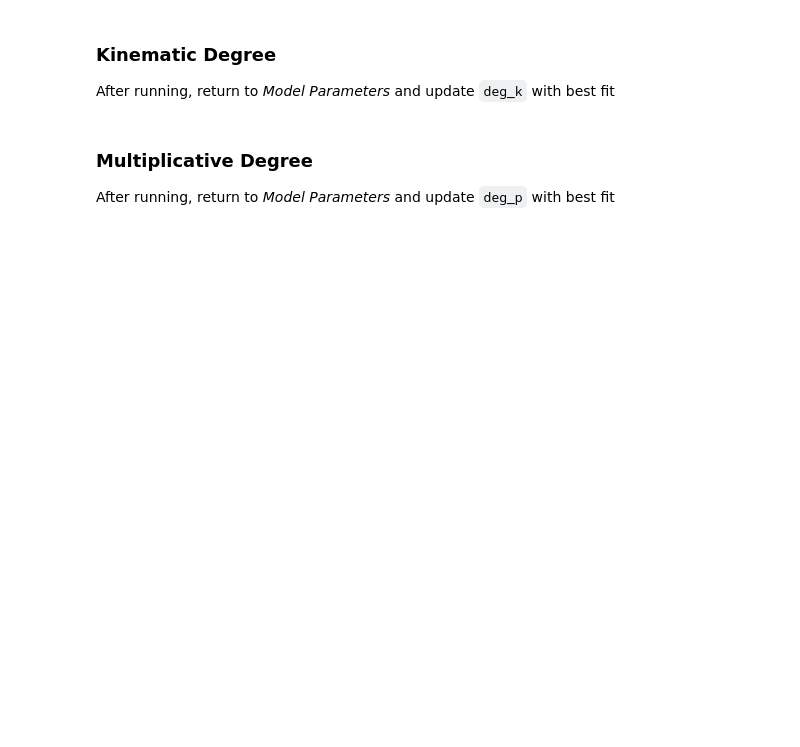
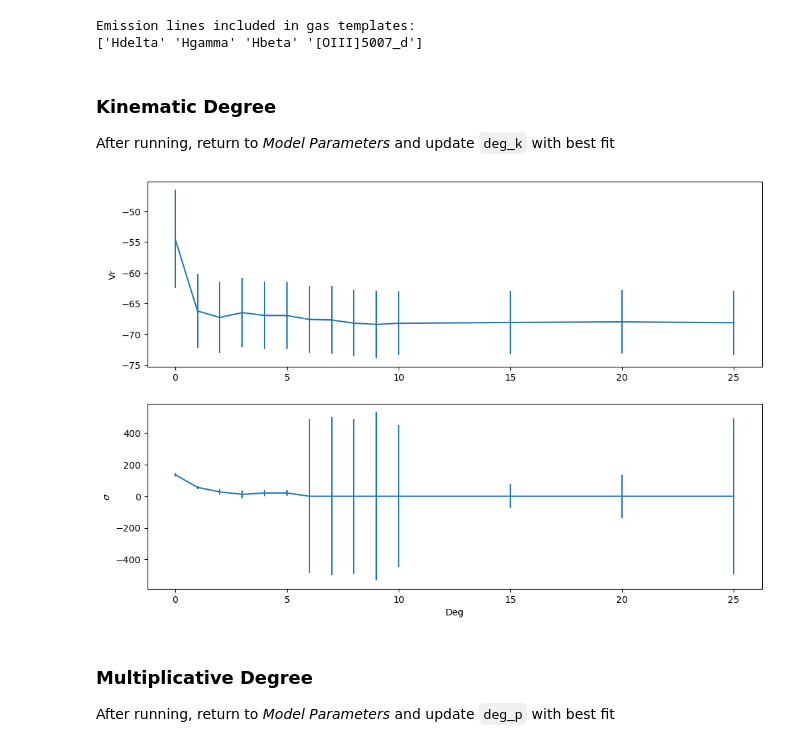
Before and after one commit to daniel-lyon/CAS-Summer-Project, a Jupyter notebook: scripts/stellar_pops.ipynb, the cells around one changed output. Drawn from its saved outputs; the diff is of its cells as text; code cells hidden in the pictures; blank space fills up the shorter version.

Commit message:
stellar pops

```diff
--- a/scripts/stellar_pops.ipynb
+++ b/scripts/stellar_pops.ipynb
@@ -18,8 +21,7 @@ class HaltException(Exception): pass
 # %%
-fittable_file = '/home/daniel/Documents/Swinburne/ultra-diffuse-galaxies/results/Globs/Sextans_A_GC1/obj1/mean_NCS.fits'
+fittable_file = '/home/daniel/Documents/Swinburne/ultra-diffuse-galaxies/results_GC/NGC_247/GCs/obj3/mean_NCS.fits'
+out_dir = '/home/daniel/Documents/Swinburne/ultra-diffuse-galaxies/results_SP/NGC_247/GCs/obj3/'
 
 model_dir = '/home/daniel/Documents/Swinburne/ultra-diffuse-galaxies/MILES_BASTI_KU_baseFe/'
 
-data_file_out = '/home/daniel/Documents/Swinburne/ultra-diffuse-galaxies/stellar_pops.dat'
-
 write_out = True
@@ -28,12 +40,12 @@ write_out = True
 # %%
 #### FOR DF9 L_BL_4550 (out of focus)
-zi = 0.0010886 #redshift guess
-FWHM_data = 4925 / 1800 # data resolution
+zi = 0.000355 #redshift guess
+FWHM_data = 4550 / 1800 # data resolution
 start0=0 ;  start1=10
-mask_l=4480; mask_h=5350 # wavelength masks to apply at either end
-deg_k=7 ; deg_p=7; reg_val=0.1 # final polynomial / multiplicitive / regularisations to apply
-n_balmer = 1  ;  n_forbidden = 1   # need to know
-region = "all" # define a region to fit (default/all/no_mgb/blue/red/before_mgb/lt5100)
+mask_l=3750; mask_h=5350 # wavelength masks to apply at either end
+deg_k=5 ; deg_p=6; reg_val=0.1 # final polynomial / multiplicitive / regularisations to apply
+n_balmer = 3  ;  n_forbidden = 1   # need to know
+region = "all_minus_10" # define a region to fit (default/all/no_mgb/blue/red/before_mgb/lt5100)
 
 # ----------------------------------------------------------------------------------------------
 # Dont touch below here in this code block
@@ -116,49 +128,60 @@ gas_component = np.array(component) > 0  # gas_component=True for gas templates
 moments = [2, 2]  # if balmer+forbiden
 start = [start, start]
 fixed = [[1, 1], [0, 0]]  # we will fix the Vr and sigma
+# %% [output]
+Emission lines included in gas templates:
+['Hdelta' 'Hgamma' 'Hbeta' '[OIII]5007_d']
 # %% [markdown]
 ### Kinematic Degree
 
 After running, return to *Model Parameters* and update `deg_k` with best fit
 # %%
 deg_kinem = np.asarray([0,1,2,3,4,5,6,7,8,9,10,15,20,25])  #series of degrees to check
-for i in range(len(deg_kinem)):
-    if i ==0:
-        vr   = np.zeros(len(deg_kinem))
-        evr  = np.zeros(len(deg_kinem))
-        sig  = np.zeros(len(deg_kinem))
-        esig = np.zeros(len(deg_kinem))
 
+def process_deg_kinem(i):
     pp = ppxf.ppxf.ppxf(templates, galaxy, noise, VelScale, start, goodpixels=goodPixels,
-            plot=True, moments=moments, degree=deg_kinem[i], mdegree=-1, vsyst=dv, lam=wave,
-            clean=False, regul=False, reg_dim=reg_dim, component=component,
-            gas_component=gas_component, gas_names=gas_names)#,velscale_ratio=velscale_ratio)
+                        plot=True, moments=moments, degree=i, mdegree=-1, vsyst=dv, lam=wave,
+                        clean=False, regul=False, reg_dim=reg_dim, component=component,
+                        gas_component=gas_component, gas_names=gas_names)
 
-    noise1 = noise*np.sqrt(pp.chi2)
-    vr[i]  = pp.sol[0][0]  ; evr[i]  = pp.error[0][0]*np.sqrt(pp.chi2)
-    sig[i] = pp.sol[0][1]  ; esig[i] = pp.error[0][1]*np.sqrt(pp.chi2)
+    noise1 = noise * np.sqrt(pp.chi2)
+    vr = pp.sol[0][0]
+    evr = pp.error[0][0] * np.sqrt(pp.chi2)
+    sig = pp.sol[0][1]
+    esig = pp.error[0][1] * np.sqrt(pp.chi2)
+    return vr, evr, sig, esig
 
-    plt.clf()
-    pp.plot()
-    plt.show()
-    time.sleep(5)
-    plt.close()
-    # plt.savefig('find_deg_reg/ppxffit_finddegkin_R84_BLsh2_deg'+str(format(i, '04'))+'.png')
-    data=[deg_kinem, vr, evr, sig, esig]
-    # ascii.write(data, 'find_deg_reg/ppxftable_r0_degkin_R84_BLsh2.txt', overwrite=True)
-    print('The deg_kin was %.1f'% deg_kinem[i])
+def run_deg_kinem(deg_kinem):
+    results = []
+    with Pool() as pool:
+        for result in pool.imap(process_deg_kinem, range(len(deg_kinem))):
+            results.append(result)
+
+    vr = [result[0] for result in results]
+    evr = [result[1] for result in results]
+    sig = [result[2] for result in results]
+    esig = [result[3] for result in results]
+    return vr, evr, sig, esig
+
+vr, evr, sig, esig = run_deg_kinem(deg_kinem)
+
+clear_output()
+data=[deg_kinem, vr, evr, sig, esig]
 
 fig = plt.figure(1, figsize=(12, 8))
 ax1 = plt.subplot(211)
 ax2 = plt.subplot(212)
 
 ax1.errorbar(data[0], data[1], yerr = data[2])
 ax1.set_ylabel("Vr")
 
 ax2.errorbar(data[0], data[3], yerr = data[4])
 ax2.set_ylabel("$\sigma$")
 ax2.set_xlabel("Deg")
+plt.savefig(out_dir+'deg_p.png')
 plt.show()
+# %% [output]
+[figure, added]
 # %% [markdown]
 ### Multiplicative Degree
 
```
Also changed, not shown: parts of 10 cells of this notebook, 35 other files.
